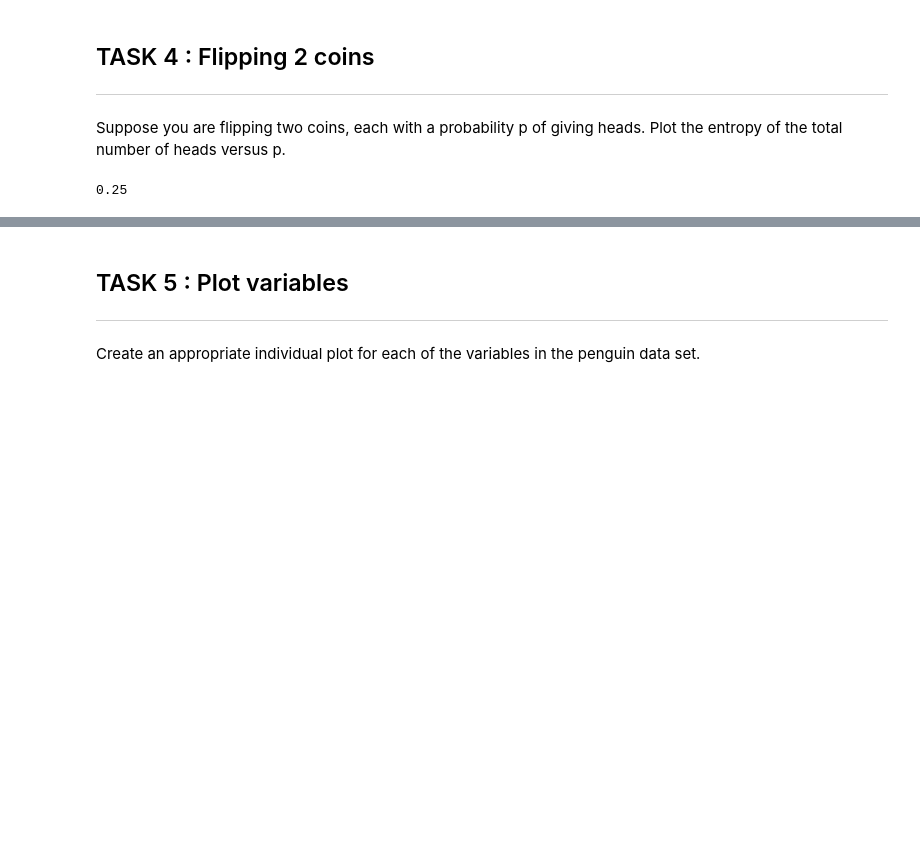
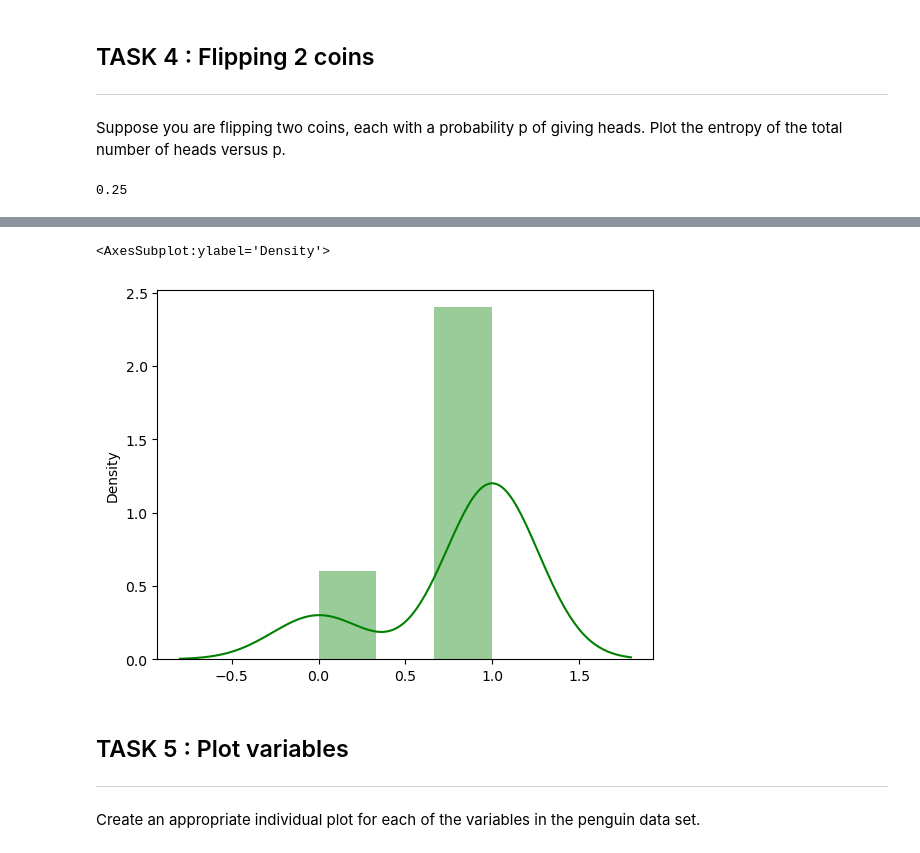
Before and after one commit to mickalleny2k/FUND_DATA, a Jupyter notebook: tasks.ipynb, the cells around one changed output, grey strips where cells are left out. Saved outputs shown, nothing was run; the diff lists cells and outputs as text; code cells hidden in the pictures; blank space fills up the shorter version.

```diff
--- a/tasks.ipynb
+++ b/tasks.ipynb
@@ -342,3 +342,8 @@ plt.plot(x, s, 'k', linewidth=2)
+# %%
+sns.distplot(s, kde = True, color = "g")
+# %% [output]
+<AxesSubplot:ylabel='Density'>
+[figure, added]
 # %% [markdown]
 ## TASK 5 : Plot variables
 ***
```
Also changed, not shown: parts of 7 cells of this notebook, 2 other files.
